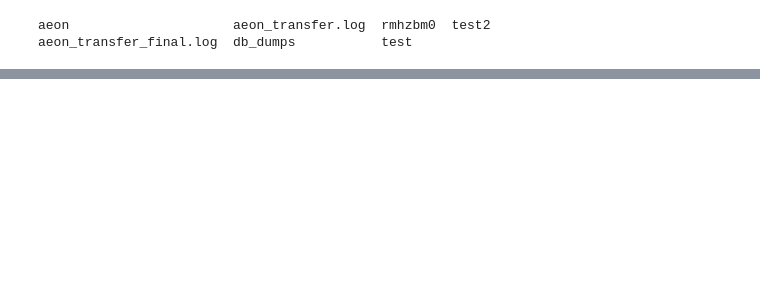
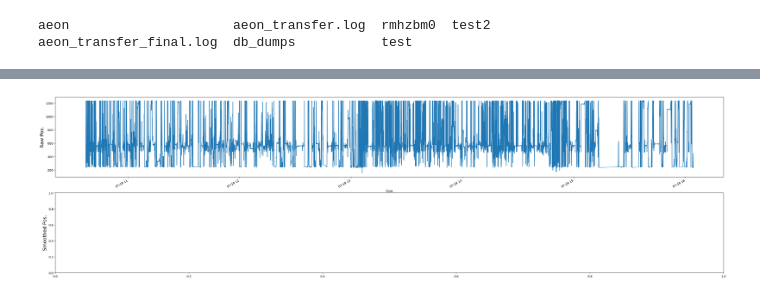
Before and after one commit to zimoli02/2023-2024-SURFiN-Foraging-Project, a Jupyter notebook: Scripts/Test.ipynb, the cells around one changed output, grey strips where cells are left out. Cells and saved outputs as stored; diff of their text form; code cells hidden in the pictures; blank space fills up the shorter version.

Commit message:
Update Kinematics Processing

```diff
--- a/Scripts/Test.ipynb
+++ b/Scripts/Test.ipynb
@@ -84,10 +84,22 @@ display(long_sessions)
 | 10 | BAA-1100701 | 26.70 | 30.6 | 2022-04-04 15:54:07.945059776 | 2022-04-08 16:34:36.183650017 | 4 days 00:40:28.238590241 |
 | 11 | BAA-1100699 | 29.00 | 28.2 | 2022-04-20 11:51:24.997630119 | 2022-04-28 10:02:56.655809879 | 7 days 22:11:31.658179760 |
 | 14 | BAA-1100702 | 27.00 | 28.9 | 2022-05-03 11:08:12.660739899 | 2022-05-12 09:21:42.411650181 | 8 days 22:13:29.750910282 |
+# %%
+def ProcessRawData(mouse_pos, root, start, end, fix_nan = True, fix_nest = True):
+    #mouse_pos = ExcludeMaintenanceData(mouse_pos, GetExperimentTimes(root, start, end))
+
+    temp_df = mouse_pos.dropna(subset=['x', 'y'])
+    first_valid_index, last_valid_index = temp_df.index[0], temp_df.index[-1]
+    mouse_pos = mouse_pos.loc[first_valid_index:last_valid_index]
+
+    if fix_nan: mouse_pos = kinematics.FixNan(mouse_pos)
+    if fix_nest: mouse_pos = kinematics.FixNestError(mouse_pos)
+
+    return mouse_pos
 # %%
-start, end = pd.Timestamp('2022-06-21 10:27:42.615139961'), pd.Timestamp('2022-06-21 13:15:50.564740181')
+start, end = pd.Timestamp('2022-07-19 10:37:08.422299862'), pd.Timestamp('2022-07-19 16:04:43.376220226')
 mouse_pos = api.load(root, exp02.CameraTop.Position, start=start, end=end)
 
-mouse_pos = kinematics.ProcessRawData(mouse_pos, root, start, end)
+mouse_pos = ProcessRawData(mouse_pos, root, start, end)
 
 obs = np.transpose(mouse_pos[["x", "y"]].to_numpy())
@@ -93,0 +108,11 @@ obs = np.transpose(mouse_pos[["x", "y"]].to_numpy())
+# %%
+fig, axs = plt.subplots(2,1, figsize = (40,12))
+mouse_pos.x.plot(ax = axs[0])
+#mouse_pos.smoothed_position_x.plot(ax = axs[1])
+
+axs[0].set_ylabel('Raw Pos.',fontsize = 16)
+axs[1].set_ylabel("Smoothed Pos.",fontsize = 16)
+
+plt.show()
+# %% [output]
+[figure, added]
```
Also changed, not shown: parts of 24 cells of this notebook, 41 other files.
